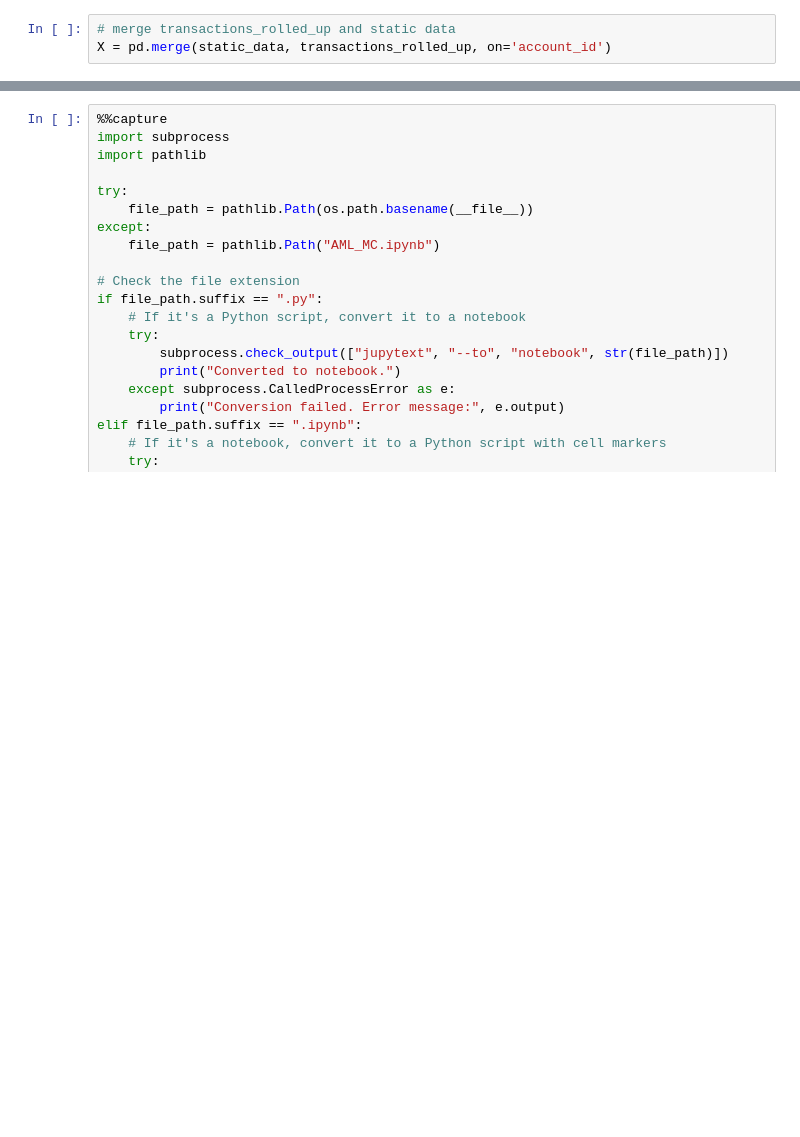
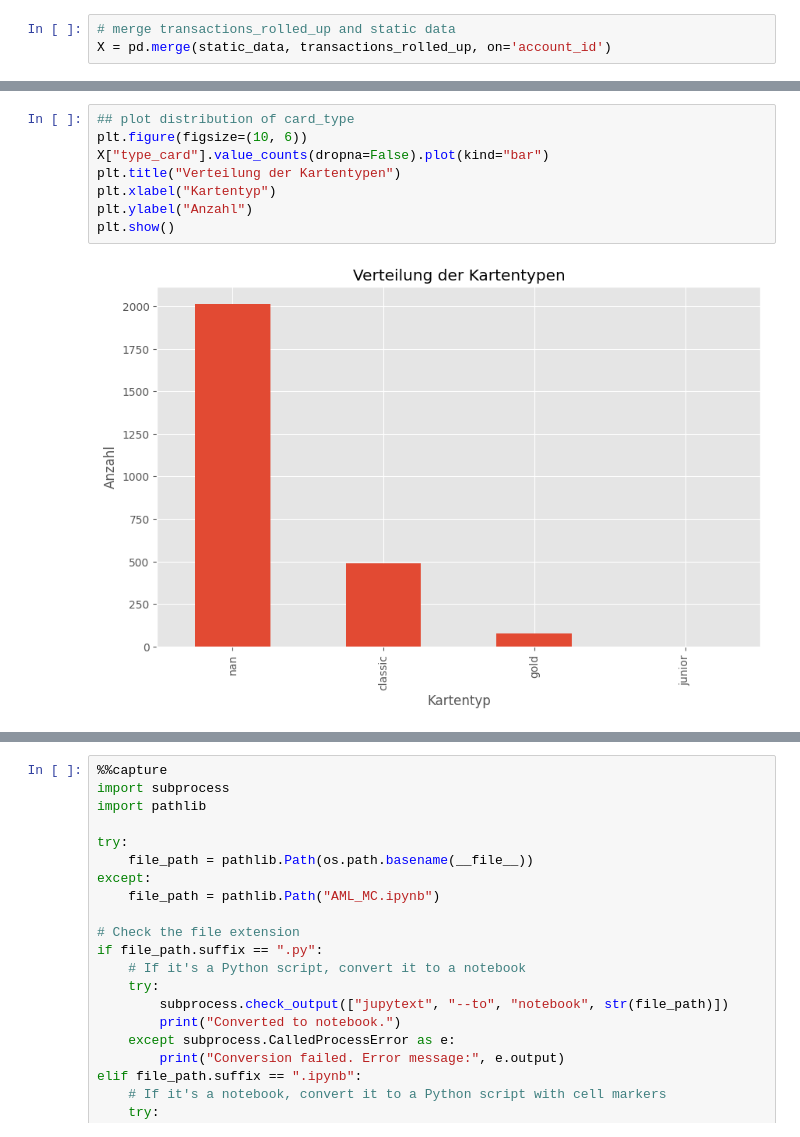
Before and after one commit to etiiiR/fhnw_aml, a Jupyter notebook: AML_MC.ipynb, the cells around one changed output, grey strips where cells are left out. Cells and saved outputs as stored; diff of their text form; blank space fills up the shorter version.

```diff
--- a/AML_MC.ipynb
+++ b/AML_MC.ipynb
@@ -1046,0 +1384,10 @@ X = pd.merge(static_data, transactions_rolled_up, on='account_id')
+# %%
+## plot distribution of card_type
+plt.figure(figsize=(10, 6))
+X["type_card"].value_counts(dropna=False).plot(kind="bar")
+plt.title("Verteilung der Kartentypen")
+plt.xlabel("Kartentyp")
+plt.ylabel("Anzahl")
+plt.show()
+# %% [output]
+[figure, added]
```
Also changed, not shown: parts of 62 cells of this notebook, 3 other files.
